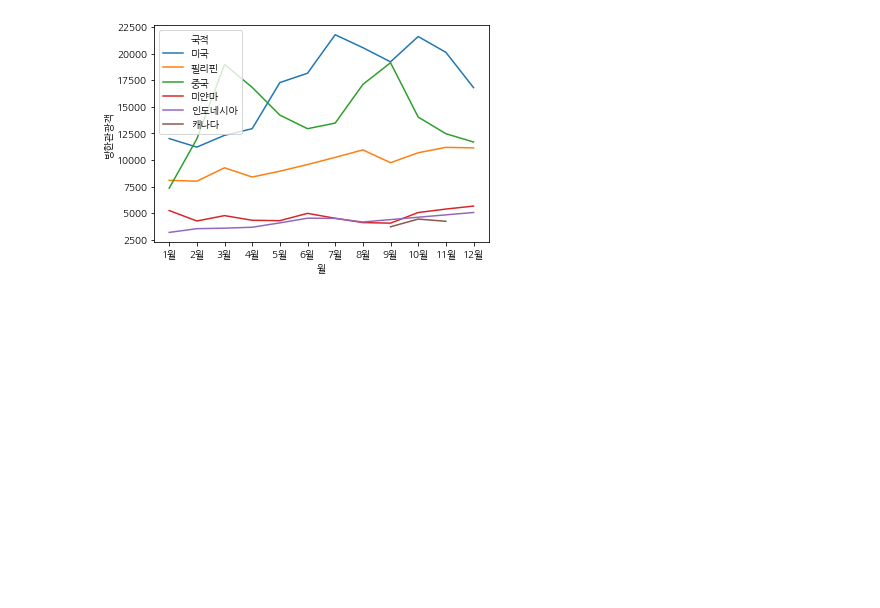
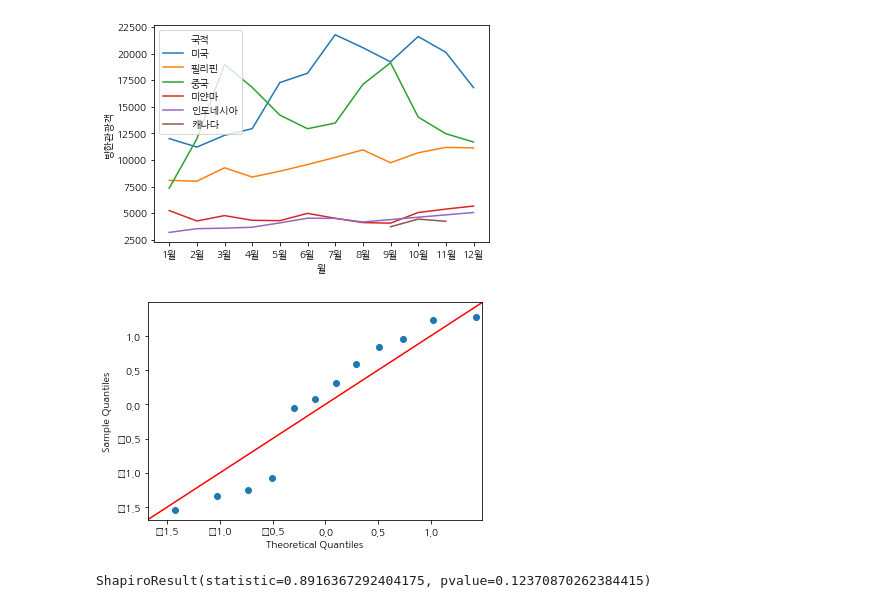
Before and after one commit to SDA2022/SDA-Project, a Jupyter notebook: 방한여행(국적별).ipynb, the cells around one changed output. Cells and saved outputs as stored; diff of their text form; code cells hidden in the pictures; blank space fills up the shorter version.

```diff
--- a/방한여행(국적별).ipynb
+++ b/방한여행(국적별).ipynb
@@ -65 +68,16 @@ sns.lineplot(x="월", y="방한관광객", hue="국적", data=data)
+# %%
+import statsmodels.api as sm
+#정규성 검사
+#미국 데이터
+fig=sm.qqplot(data_usa["방한관광객"], line='45',fit=True)
+plt.show()
+#qq-plot을 그려보았을 때, 직선을 기준으로 데이터가 어느정도 모여있으므로 정규성을 띈다고 볼 수 있다
+# %% [output]
+[figure, added]
+# %%
+from scipy.stats import shapiro
+shapiro(data_usa["방한관광객"])
+#정규성 있음
+# %% [output]
+ShapiroResult(statistic=0.8916367292404175, pvalue=0.12370870262384415)
 # %%
```
Also changed, not shown: parts of 8 cells of this notebook.
